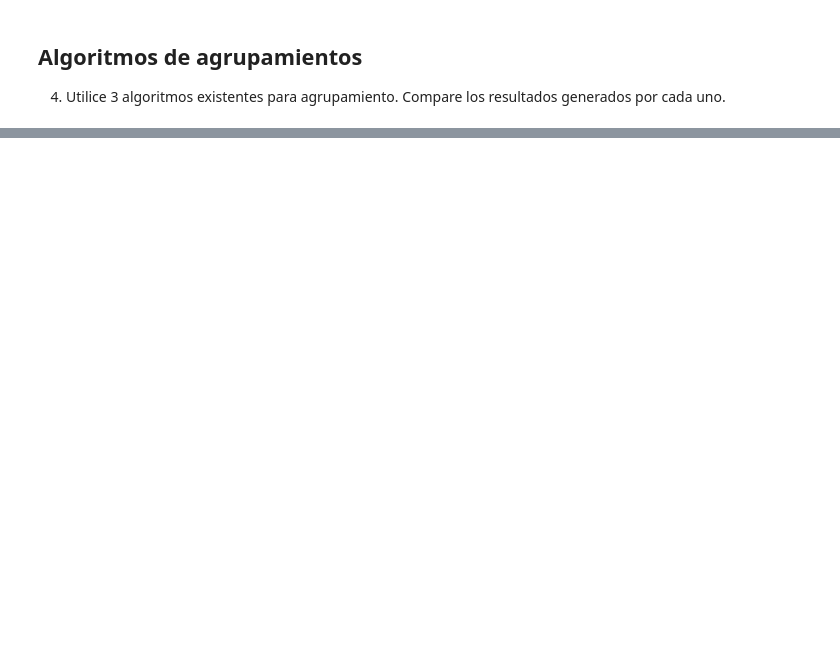
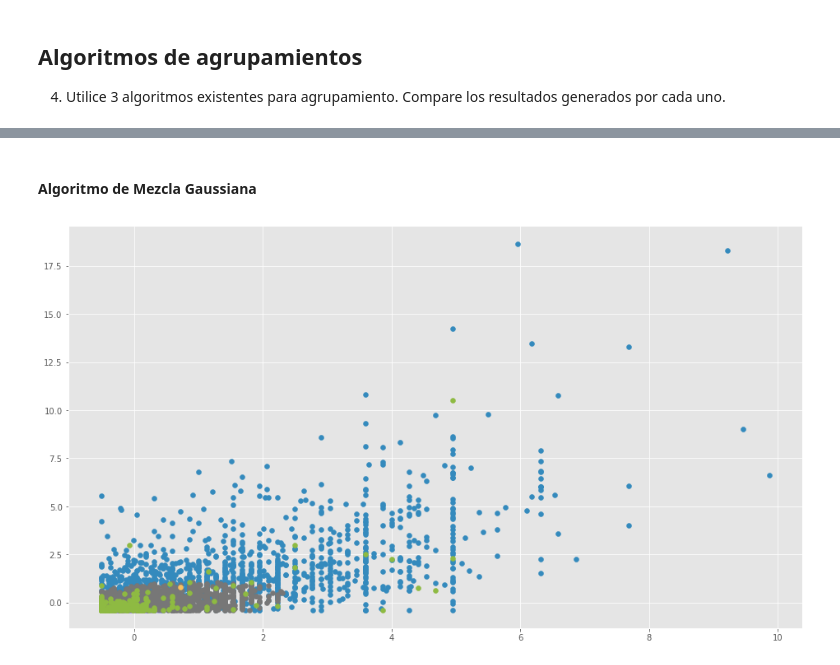
Before and after one commit to raulangelj/HT2_CLUSTERING, a Jupyter notebook: HT2_CLUSTERING.ipynb, the cells around one changed output, grey strips where cells are left out. Saved outputs shown, nothing was run; the diff lists cells and outputs as text; code cells hidden in the pictures; blank space fills up the shorter version.

```diff
--- a/HT2_CLUSTERING.ipynb
+++ b/HT2_CLUSTERING.ipynb
@@ -171,0 +169,26 @@ plt.show()
+# %% [markdown]
+#### Algoritmo de Mezcla Gaussiana
+# %%
+# definir el modelo
+gaussian_model = GaussianMixture(n_components=6)
+
+# entrenar el modelo
+gaussian_model.fit(X_Scale)
+
+# asignar cada punto de datos a un grupo
+gaussian_result = gaussian_model.predict(X_Scale)
+
+# obtener todos los grupos únicos
+gaussian_clusters = unique(gaussian_result)
+
+# graficar los grupos de Mezcla Gaussiana
+for gaussian_cluster in gaussian_clusters:
+    # obtener todos los puntos de datos que caen en este grupo
+    index = where(gaussian_result == gaussian_cluster)
+    # hacer el gráfico
+    pyplot.scatter(X_Scale[index, 0], X_Scale[index, 1])
+
+# mostrar el gráfico de Mezcla Gaussiana
+pyplot.show()
+# %% [output]
+[figure, added]
```
Also changed, not shown: parts of 27 cells of this notebook.
